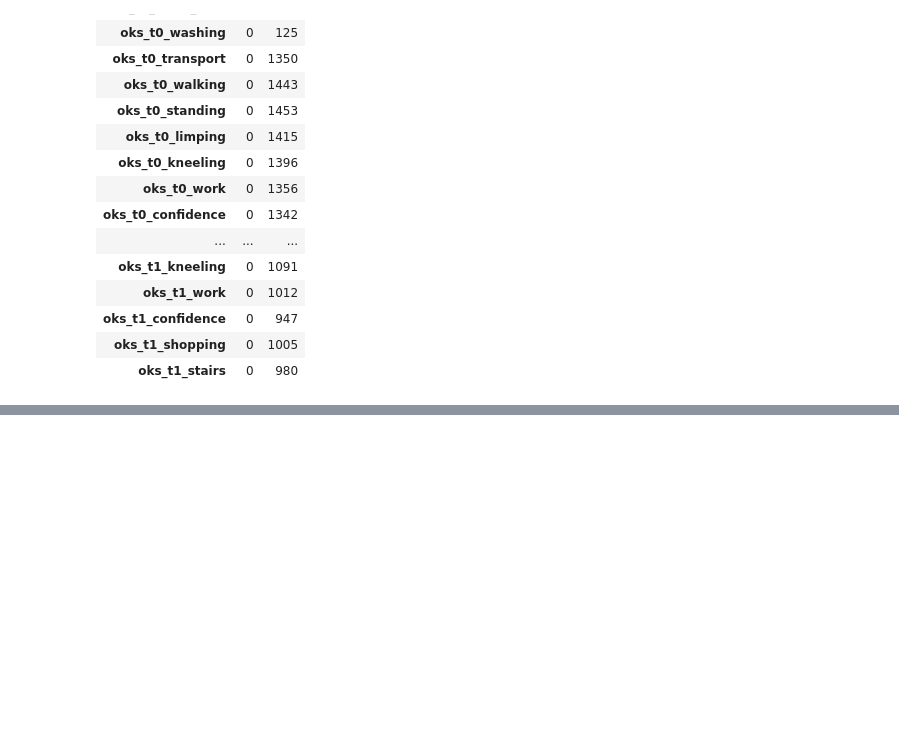
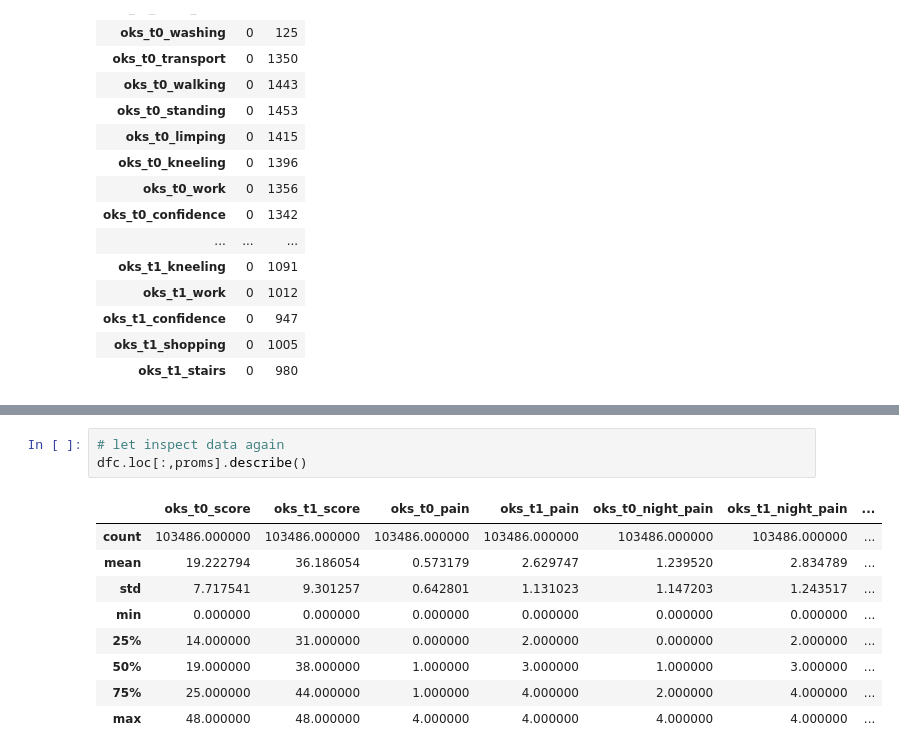
Before and after one commit to EAISI/application-project-nhs-proms, a Jupyter notebook: notebooks/2.0-data-understanding.ipynb, the cells around one changed output, grey strips where cells are left out. Saved outputs shown, nothing was run; the diff lists cells and outputs as text; blank space fills up the shorter version.

```diff
--- a/notebooks/2.0-data-understanding.ipynb
+++ b/notebooks/2.0-data-understanding.ipynb
@@ -202,0 +199,13 @@ eq_vas.boxplot(figsize=FIGSIZE);
+# %%
+# let inspect data again
+dfc.loc[:,proms].describe()
+# %% [output]
+|  | oks_t0_score | oks_t1_score | oks_t0_pain | oks_t1_pain | oks_t0_night_pain | oks_t1_night_pain | ... |
+| count | 103486.000000 | 103486.000000 | 103486.000000 | 103486.000000 | 103486.000000 | 103486.000000 | ... |
+| mean | 19.222794 | 36.186054 | 0.573179 | 2.629747 | 1.239520 | 2.834789 | ... |
+| std | 7.717541 | 9.301257 | 0.642801 | 1.131023 | 1.147203 | 1.243517 | ... |
+| min | 0.000000 | 0.000000 | 0.000000 | 0.000000 | 0.000000 | 0.000000 | ... |
+| 25% | 14.000000 | 31.000000 | 0.000000 | 2.000000 | 0.000000 | 2.000000 | ... |
+| 50% | 19.000000 | 38.000000 | 1.000000 | 3.000000 | 1.000000 | 3.000000 | ... |
+| 75% | 25.000000 | 44.000000 | 1.000000 | 4.000000 | 2.000000 | 4.000000 | ... |
+| max | 48.000000 | 48.000000 | 4.000000 | 4.000000 | 4.000000 | 4.000000 | ... |
```
Also changed, not shown: parts of 12 cells of this notebook.
